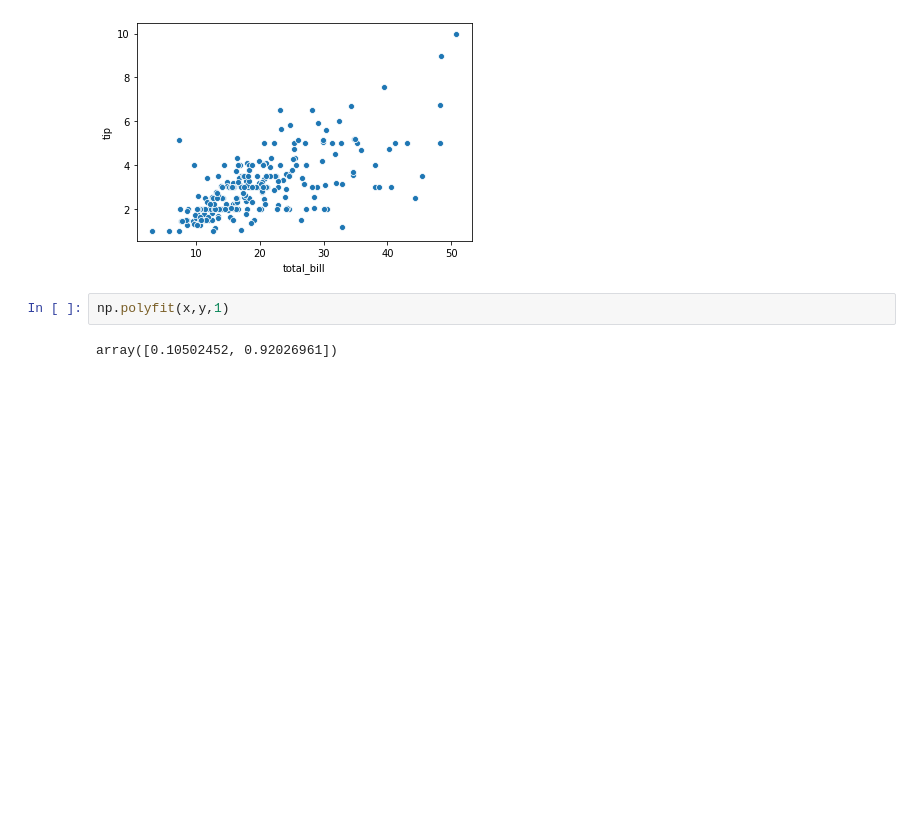
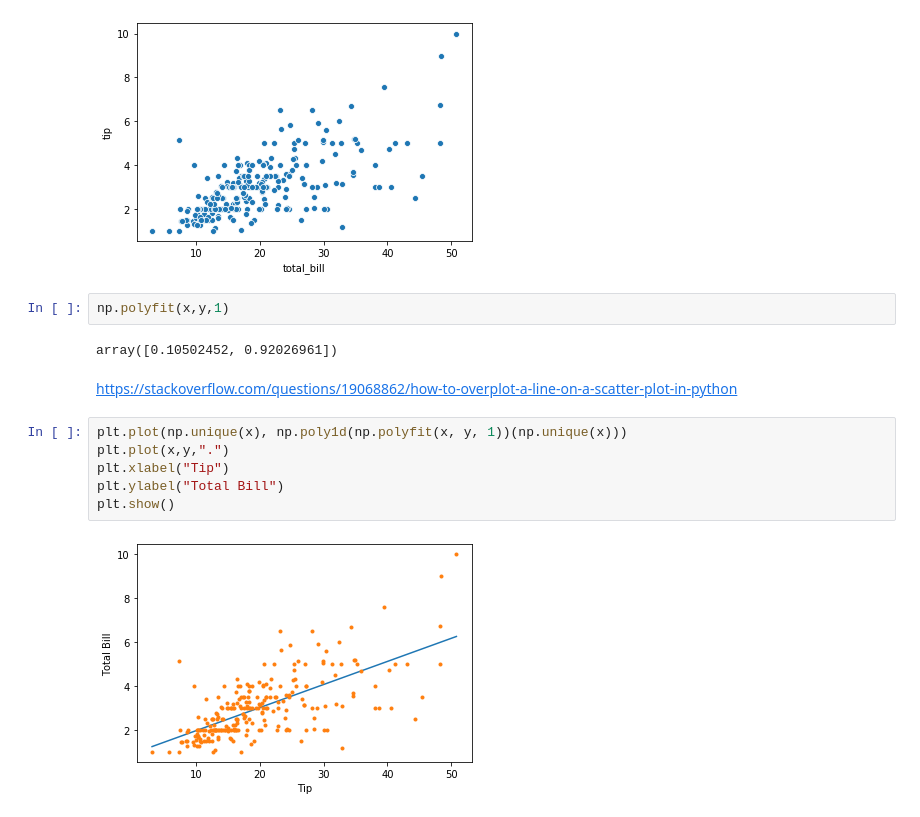
Before and after one commit to Crkonova76/Fundamentals-of-Data-Analysis_Assessment-2019, a Jupyter notebook: Tips_dataset.ipynb, the cells around one changed output. Drawn from its saved outputs; the diff is of its cells as text; blank space fills up the shorter version.

```diff
--- a/Tips_dataset.ipynb
+++ b/Tips_dataset.ipynb
@@ -320,3 +320,13 @@ sns.scatterplot(x,y)
 np.polyfit(x,y,1)
 # %% [output]
 array([0.10502452, 0.92026961])
+# %% [markdown]
+https://stackoverflow.com/questions/19068862/how-to-overplot-a-line-on-a-scatter-plot-in-python
+# %%
+plt.plot(np.unique(x), np.poly1d(np.polyfit(x, y, 1))(np.unique(x)))
+plt.plot(x,y,".")
+plt.xlabel("Tip")
+plt.ylabel("Total Bill")
+plt.show()
+# %% [output]
+[figure, added]
```
Also changed, not shown: parts of 2 cells of this notebook.
